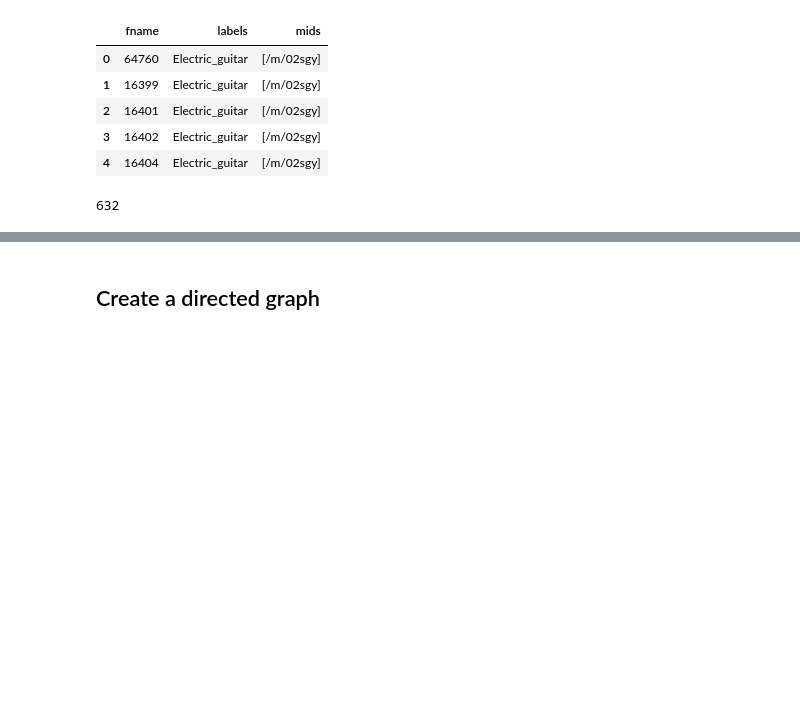
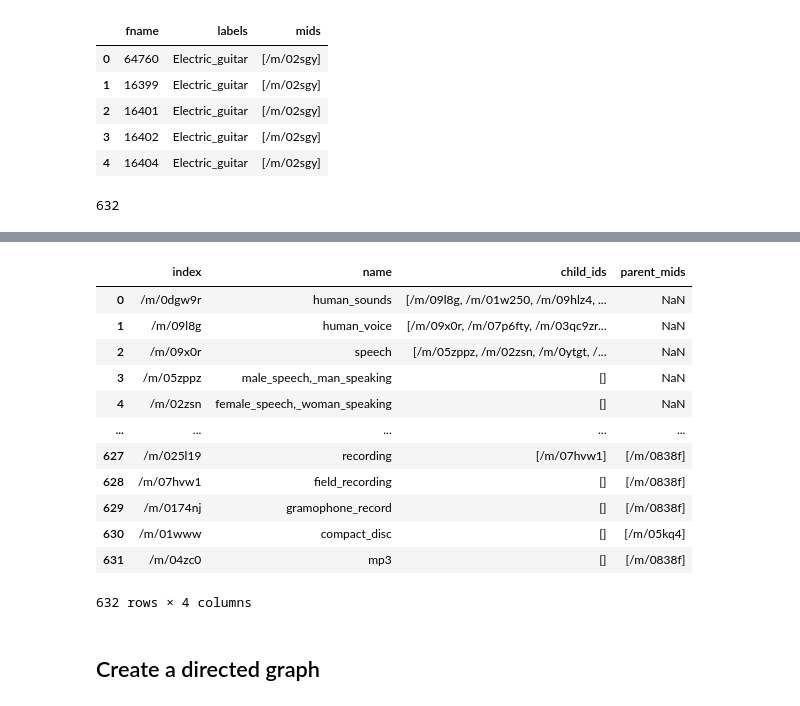
Before and after one commit to aememis/IEMA, a Jupyter notebook: code/analyze_datasets/fsd0k/fsd50k.ipynb, the cells around one changed output, grey strips where cells are left out. Drawn from its saved outputs; the diff is of its cells as text; code cells hidden in the pictures; blank space fills up the shorter version.

Commit message:
add dataset ops and more metrics

```diff
--- a/code/analyze_datasets/fsd0k/fsd50k.ipynb
+++ b/code/analyze_datasets/fsd0k/fsd50k.ipynb
@@ -29,9 +29,7 @@ df_metacoll.head()
 # %%
 # Load the ontology file
 
-ontology_filepath = (
-    r"C:\Users\memis\Documents\mct\thesis\code\analyze_datasets\ontology.json"
-)
+ontology_filepath = "ontology.json"
 with open(ontology_filepath) as f:
     mids = json.load(f)
 dict_mids = {d["id"]: d for d in mids}
@@ -41,0 +118,53 @@ len(dict_mids.keys())
+# %%
+df1 = df_mids_exploded.join(
+    df_mids_exploded.set_index("mid"), on="child_mid", how="left", rsuffix="_2"
+)
+df2 = df1.join(
+    df_mids_exploded.set_index("mid"),
+    on="child_mid_2",
+    how="left",
+    rsuffix="_3",
+)
+df3 = df2.join(
+    df_mids_exploded.set_index("mid"),
+    on="child_mid_3",
+    how="left",
+    rsuffix="_4",
+)
+df4 = df3.join(
+    df_mids_exploded.set_index("mid"),
+    on="child_mid_4",
+    how="left",
+    rsuffix="_5",
+)
+df5 = df4.join(
+    df_mids_exploded.set_index("mid"),
+    on="child_mid_5",
+    how="left",
+    rsuffix="_6",
+)
+
+df5.to_csv("tree_relations.csv", index=False)
+# %%
+# Create a dictionary of mid to parent mids and add it to the lookup dataframe
+
+dict_mids_parents = (
+    df_mids_exploded.groupby("child_mid")["mid"].apply(list).to_dict()
+)
+df_mids_lookup["parent_mids"] = df_mids_exploded["mid"].map(dict_mids_parents)
+
+df_mids_lookup
+# %% [output]
+|  | index | name | child_ids | parent_mids |
+| 0 | /m/0dgw9r | human_sounds | [/m/09l8g, /m/01w250, /m/09hlz4, ... | NaN |
+| 1 | /m/09l8g | human_voice | [/m/09x0r, /m/07p6fty, /m/03qc9zr... | NaN |
+| 2 | /m/09x0r | speech | [/m/05zppz, /m/02zsn, /m/0ytgt, /... | NaN |
+| 3 | /m/05zppz | male_speech,_man_speaking | [] | NaN |
+| 4 | /m/02zsn | female_speech,_woman_speaking | [] | NaN |
+| ... | ... | ... | ... | ... |
+| 627 | /m/025l19 | recording | [/m/07hvw1] | [/m/0838f] |
+| 628 | /m/07hvw1 | field_recording | [] | [/m/0838f] |
+| 629 | /m/0174nj | gramophone_record | [] | [/m/0838f] |
+| 630 | /m/01www | compact_disc | [] | [/m/05kq4] |
+| 631 | /m/04zc0 | mp3 | [] | [/m/0838f] |
+632 rows × 4 columns
```
Also changed, not shown: parts of 10 cells of this notebook, 6 other files.
